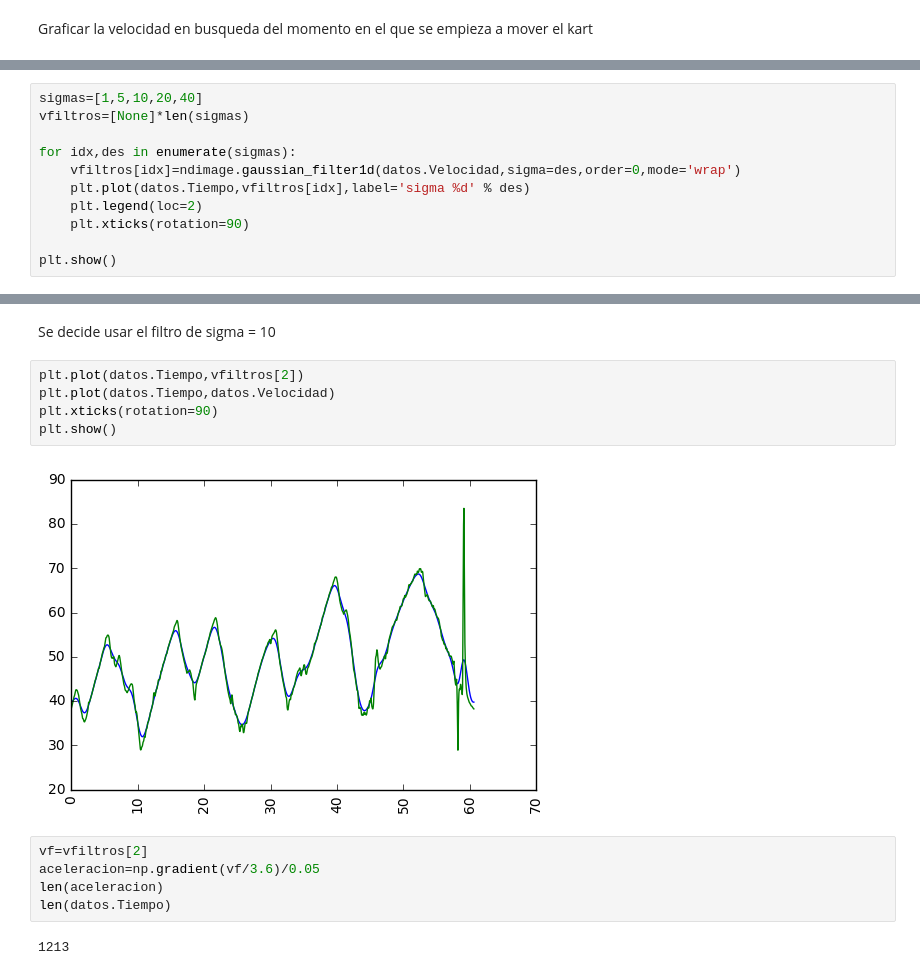
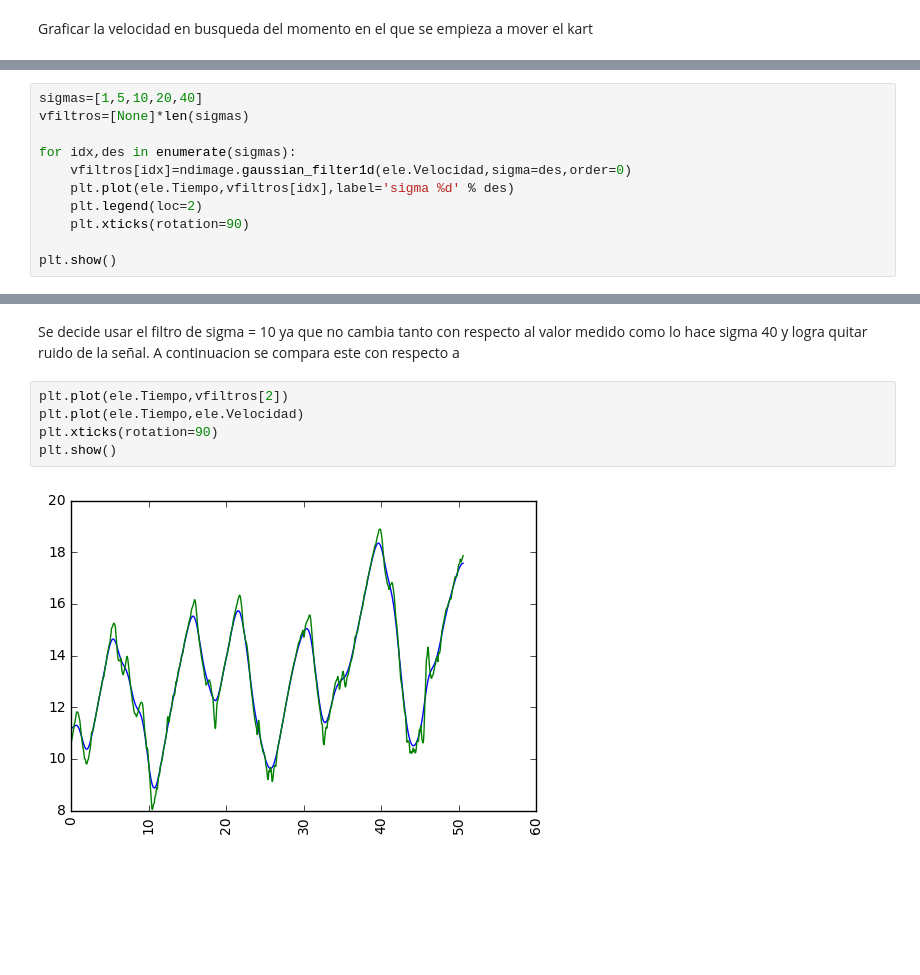
Before and after one commit to jrod781/Herramientas-Computacionales-IMEC3602, a Jupyter notebook: 04_taller03/taller3.ipynb, the cells around one changed output, grey strips where cells are left out. Cells and saved outputs as stored; diff of their text form; blank space fills up the shorter version.

```diff
--- a/04_taller03/taller3.ipynb
+++ b/04_taller03/taller3.ipynb
@@ -113,8 +158,8 @@ sigmas=[1,5,10,20,40]
 vfiltros=[None]*len(sigmas)
 
 for idx,des in enumerate(sigmas):
-    vfiltros[idx]=ndimage.gaussian_filter1d(datos.Velocidad,sigma=des,order=0,mode='wrap')
-    plt.plot(datos.Tiempo,vfiltros[idx],label='sigma %d' % des)
+    vfiltros[idx]=ndimage.gaussian_filter1d(ele.Velocidad,sigma=des,order=0)
+    plt.plot(ele.Tiempo,vfiltros[idx],label='sigma %d' % des)
     plt.legend(loc=2)
     plt.xticks(rotation=90)
 
@@ -124,16 +169,9 @@ plt.show()
-# %% [markdown]
-Se decide usar el filtro de sigma = 10
+# %% [markdown]
+Se decide usar el filtro de sigma = 10 ya que no cambia tanto con respecto al valor medido como lo hace sigma 40 y logra quitar ruido de la señal. A continuacion se compara este con respecto a
 # %%
-plt.plot(datos.Tiempo,vfiltros[2])
-plt.plot(datos.Tiempo,datos.Velocidad)
+plt.plot(ele.Tiempo,vfiltros[2])
+plt.plot(ele.Tiempo,ele.Velocidad)
 plt.xticks(rotation=90)
 plt.show()
 # %% [output]
-[figure, old version]
+[figure, new version]
-# %%
-vf=vfiltros[2]
-aceleracion=np.gradient(vf/3.6)/0.05
-len(aceleracion)
-len(datos.Tiempo)
-# %% [output]
-1213
```
Also changed, not shown: parts of 28 cells of this notebook, 10 other files.
